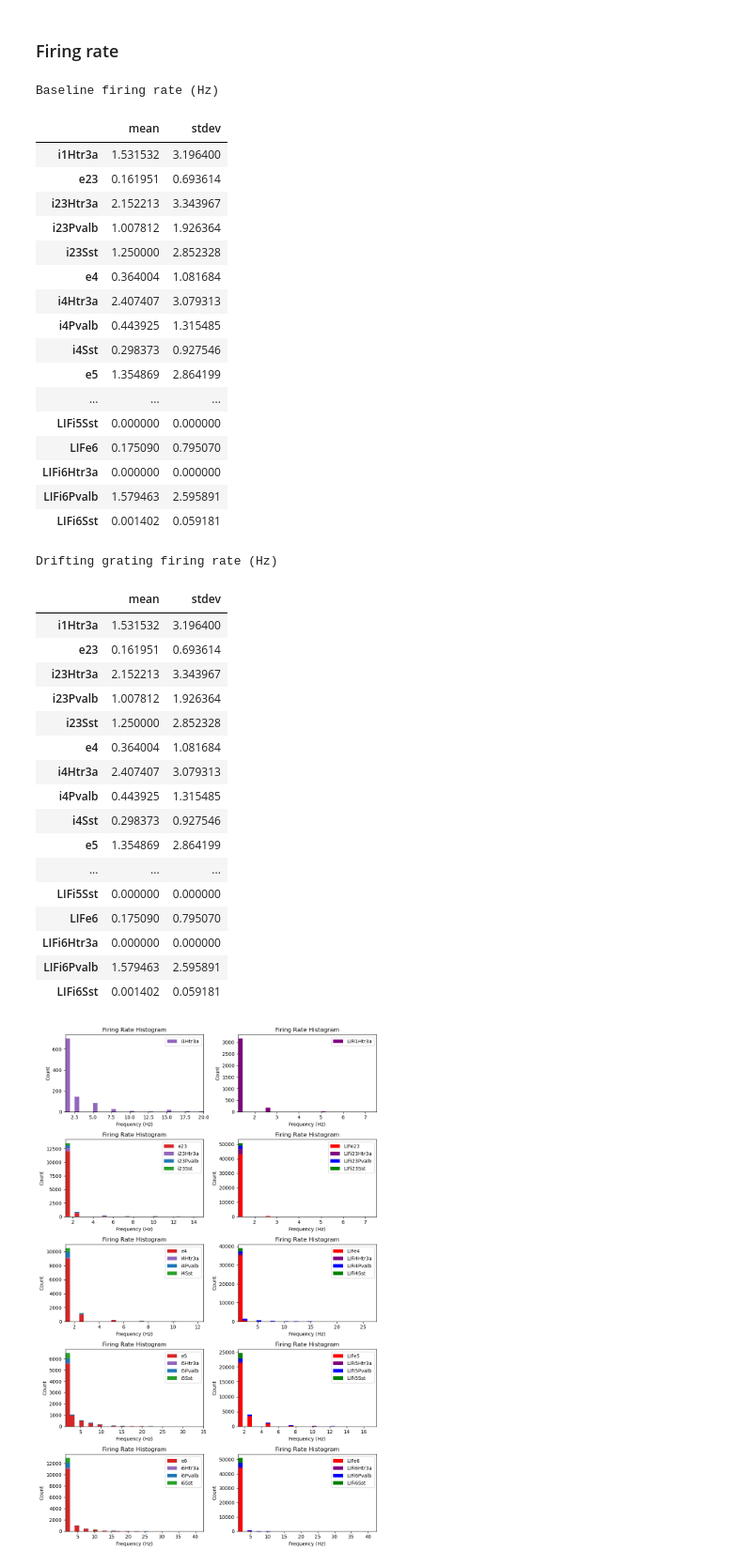
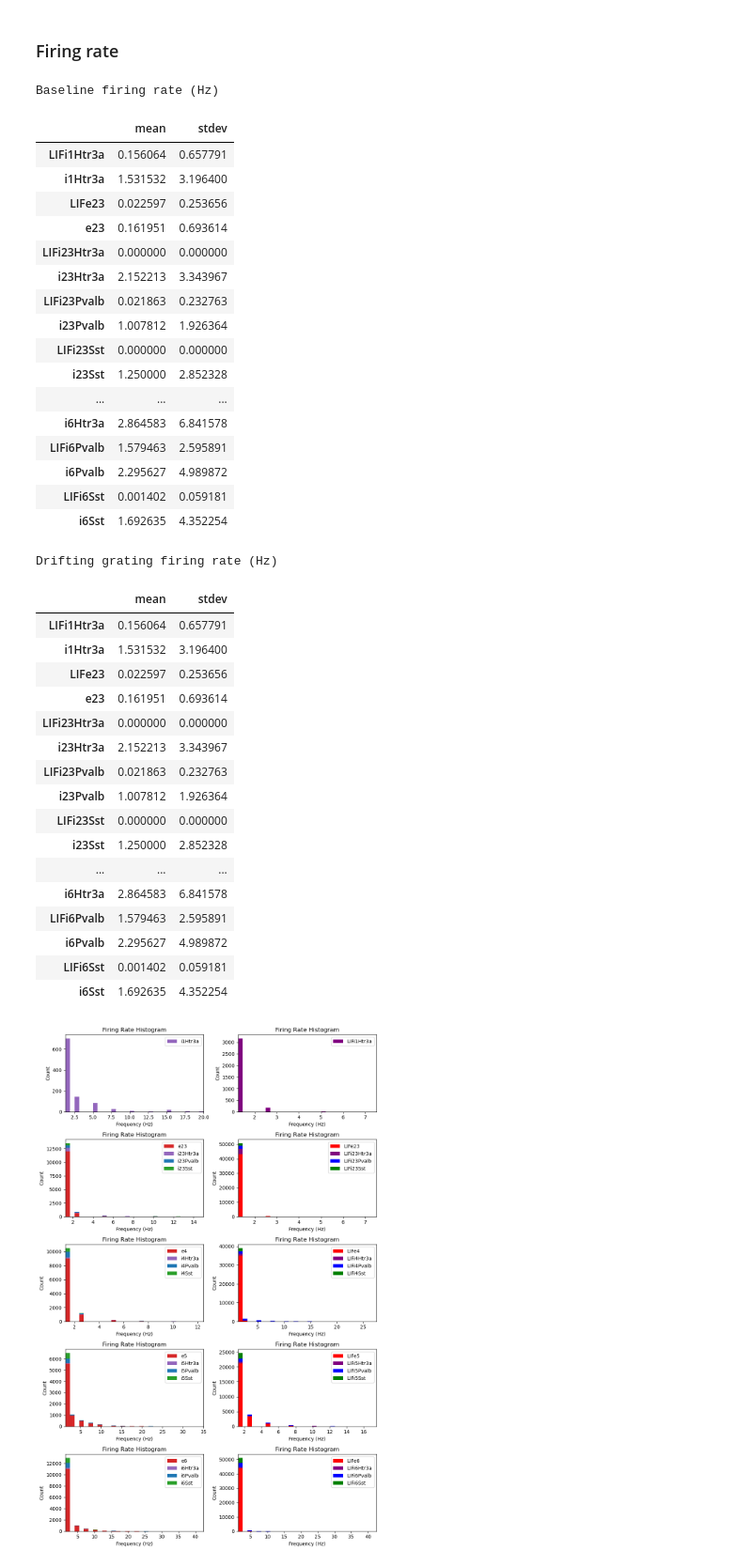
Before and after one commit to chenziao/Analyzing_Allen_V1_Model, a Jupyter notebook: spikes_drifting_grating.ipynb, the cells around one changed output. Shown at 94% size. Drawn from its saved outputs; the diff is of its cells as text; code cells hidden in the pictures.

```diff
--- a/spikes.ipynb
+++ b/spikes_drifting_grating.ipynb
@@ -5,15 +5,18 @@ import xarray as xr
 import matplotlib.pyplot as plt
 import scipy.signal as ss
 import h5py
+import json
 import os
 
 from analysis import plot, utils
 from bmtool.util import util
 from bmtk.analyzer.spike_trains import plot_raster, plot_rates_boxplot
 
+output_name = 'output_drifting'
 model_dir = os.path.join('..', 'V1_bio')
-output_dir = os.path.join('..', 'V1_bio_outputs', 'output_drifting')
+output_dir = os.path.join('..', 'V1_bio_outputs', output_name)
 data_dir = os.path.join('.', 'data')
+trial_dir = os.path.join(data_dir, output_name)
 
 save_data = False
 network_name = 'v1'
@@ -172,54 +175,54 @@ baseline_frs = plot.firing_rate(spikes_df, num_cells=len(v1_nodes), time_windows
 DG_window = (.5, 3.) # drifting grating time window
 DG_frs = plot.firing_rate(spikes_df, num_cells=len(v1_nodes), time_windows=DG_window)
 # %%
-v1_pop_ids = utils.get_populations(v1_nodes, bio_pop_names + lif_pop_names, only_id=True)
+v1_pop_ids = utils.get_populations(v1_nodes, v1_pop_df.index, only_id=True)
 pop_baseline_frs = {p: baseline_frs[nid] for p, nid in v1_pop_ids.items()}
 pop_DG_frs = {p: baseline_frs[nid] for p, nid in v1_pop_ids.items()}
 
 
 pop_baseline_frs_df = utils.population_statistics(pop_baseline_frs)
 pop_DG_frs_df = utils.population_statistics(pop_DG_frs)
 print('Baseline firing rate (Hz)')
 display(pop_baseline_frs_df)
 print('Drifting grating firing rate (Hz)')
 display(pop_DG_frs_df)
 # %% [output]
 Baseline firing rate (Hz)
 |  | mean | stdev |
+| LIFi1Htr3a | 0.156064 | 0.657791 |
 | i1Htr3a | 1.531532 | 3.196400 |
+| LIFe23 | 0.022597 | 0.253656 |
 | e23 | 0.161951 | 0.693614 |
+| LIFi23Htr3a | 0.000000 | 0.000000 |
 | i23Htr3a | 2.152213 | 3.343967 |
+| LIFi23Pvalb | 0.021863 | 0.232763 |
 | i23Pvalb | 1.007812 | 1.926364 |
+| LIFi23Sst | 0.000000 | 0.000000 |
 | i23Sst | 1.250000 | 2.852328 |
-| e4 | 0.364004 | 1.081684 |
-| i4Htr3a | 2.407407 | 3.079313 |
-| i4Pvalb | 0.443925 | 1.315485 |
-| i4Sst | 0.298373 | 0.927546 |
-| e5 | 1.354869 | 2.864199 |
 | ... | ... | ... |
-| LIFi5Sst | 0.000000 | 0.000000 |
-| LIFe6 | 0.175090 | 0.795070 |
-| LIFi6Htr3a | 0.000000 | 0.000000 |
+| i6Htr3a | 2.864583 | 6.841578 |
 | LIFi6Pvalb | 1.579463 | 2.595891 |
+| i6Pvalb | 2.295627 | 4.989872 |
 | LIFi6Sst | 0.001402 | 0.059181 |
+| i6Sst | 1.692635 | 4.352254 |
 Drifting grating firing rate (Hz)
 |  | mean | stdev |
+| LIFi1Htr3a | 0.156064 | 0.657791 |
 | i1Htr3a | 1.531532 | 3.196400 |
+| LIFe23 | 0.022597 | 0.253656 |
 | e23 | 0.161951 | 0.693614 |
+| LIFi23Htr3a | 0.000000 | 0.000000 |
 | i23Htr3a | 2.152213 | 3.343967 |
+| LIFi23Pvalb | 0.021863 | 0.232763 |
 | i23Pvalb | 1.007812 | 1.926364 |
+| LIFi23Sst | 0.000000 | 0.000000 |
 | i23Sst | 1.250000 | 2.852328 |
-| e4 | 0.364004 | 1.081684 |
-| i4Htr3a | 2.407407 | 3.079313 |
-| i4Pvalb | 0.443925 | 1.315485 |
-| i4Sst | 0.298373 | 0.927546 |
-| e5 | 1.354869 | 2.864199 |
 | ... | ... | ... |
-| LIFi5Sst | 0.000000 | 0.000000 |
-| LIFe6 | 0.175090 | 0.795070 |
-| LIFi6Htr3a | 0.000000 | 0.000000 |
+| i6Htr3a | 2.864583 | 6.841578 |
 | LIFi6Pvalb | 1.579463 | 2.595891 |
+| i6Pvalb | 2.295627 | 4.989872 |
 | LIFi6Sst | 0.001402 | 0.059181 |
+| i6Sst | 1.692635 | 4.352254 |
 # %%
 layers = v1_pop_df['layer'].unique()
 model_types = v1_pop_df['model_type'].unique()[::-1]
```
Also changed, not shown: parts of 5 cells of this notebook, 2 other files.
